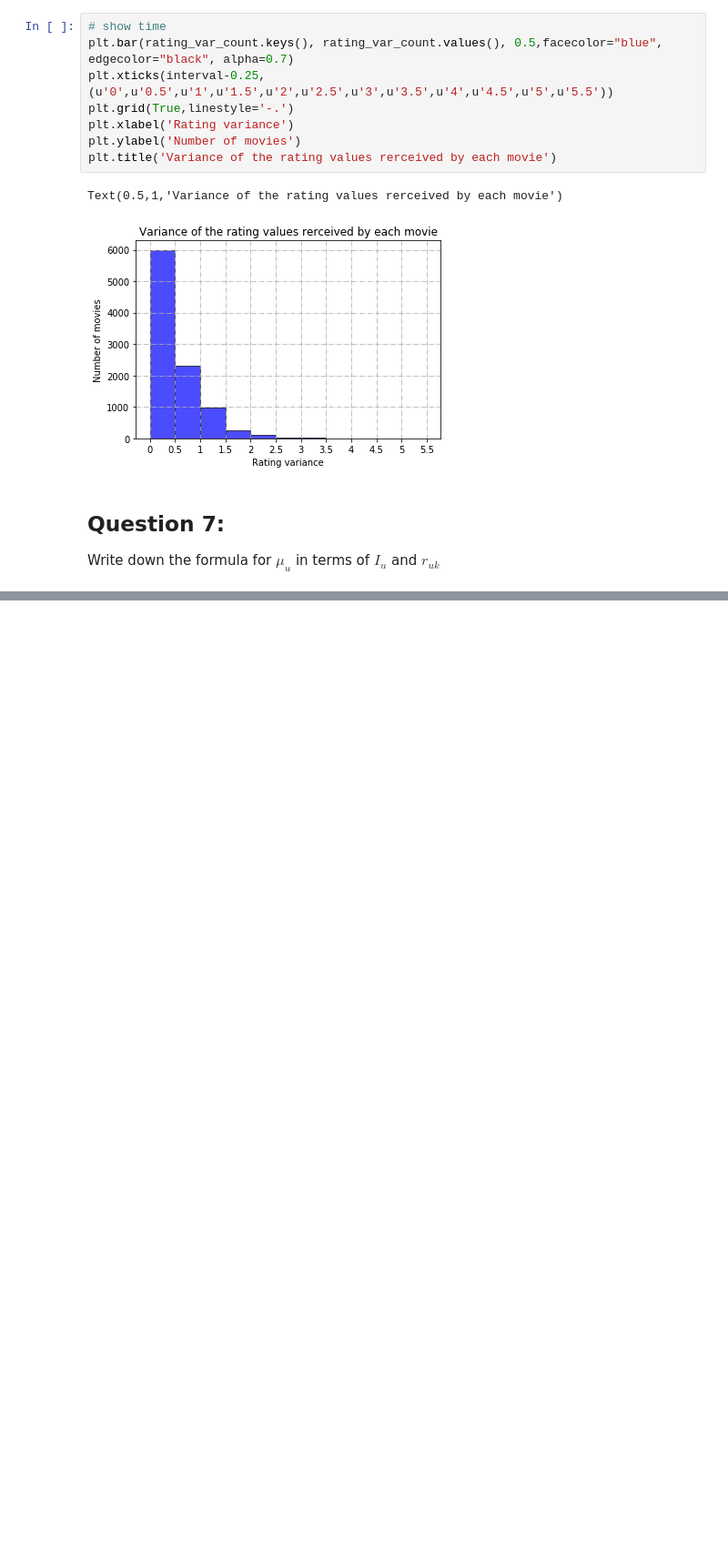
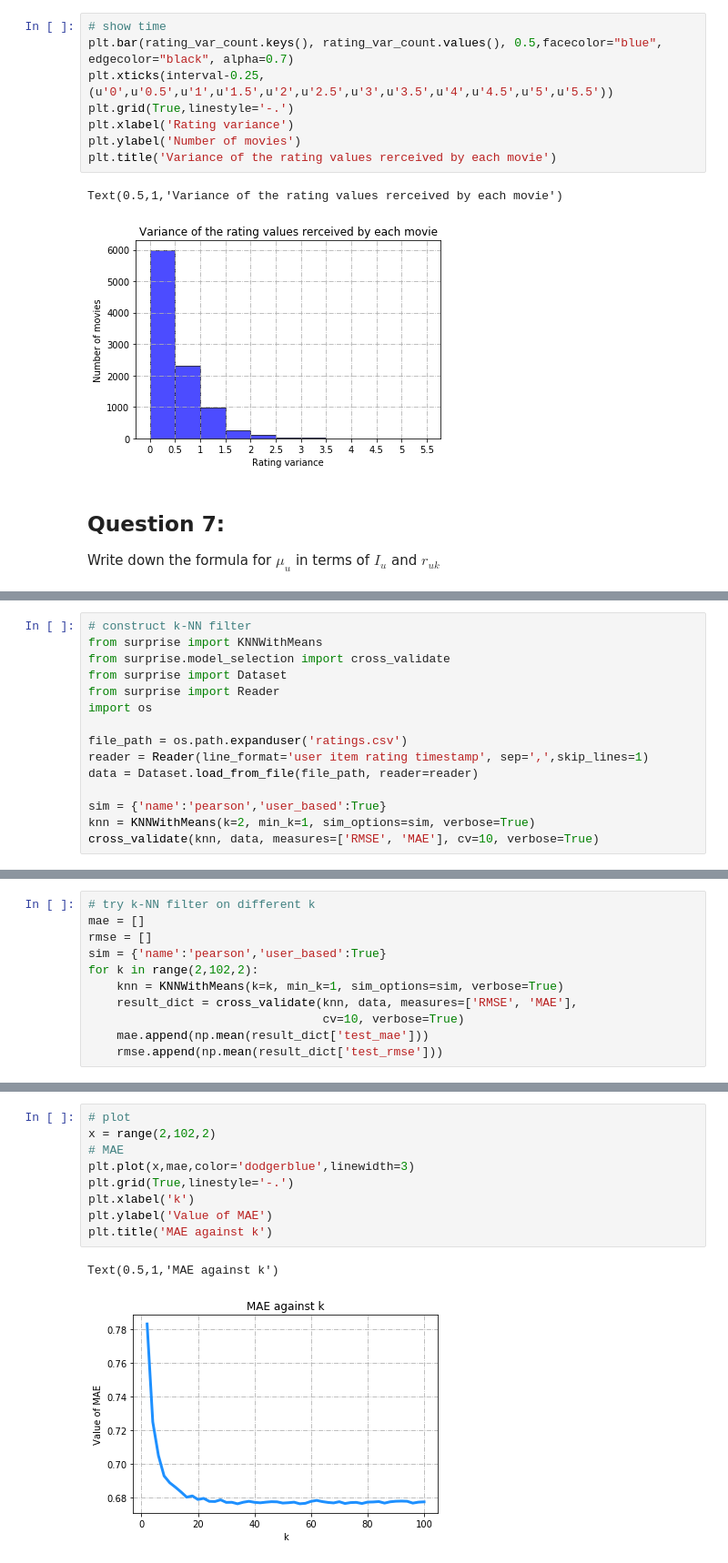
Before and after one commit to Shuyifan/ECE-219-Large-Scale-Data-Mining-Project, a Jupyter notebook: project 3/Project 3.ipynb, the cells around one changed output, grey strips where cells are left out. Shown at 91% size. Drawn from its saved outputs; the diff is of its cells as text; blank space fills up the shorter version.

```diff
--- a/project 3/Project 3.ipynb
+++ b/project 3/Project 3.ipynb
@@ -215,0 +267,15 @@ Write down the formula for $\mu_u$ in terms of $I_u$ and $r_{uk}$
+# %%
+# construct k-NN filter
+from surprise import KNNWithMeans
+from surprise.model_selection import cross_validate
+from surprise import Dataset
+from surprise import Reader
+import os
+
+file_path = os.path.expanduser('ratings.csv')
+reader = Reader(line_format='user item rating timestamp', sep=',',skip_lines=1)
+data = Dataset.load_from_file(file_path, reader=reader)
+
+sim = {'name':'pearson','user_based':True}
+knn = KNNWithMeans(k=2, min_k=1, sim_options=sim, verbose=True)
+cross_validate(knn, data, measures=['RMSE', 'MAE'], cv=10, verbose=True)
@@ -215,0 +317,11 @@ Write down the formula for $\mu_u$ in terms of $I_u$ and $r_{uk}$
+# %%
+# try k-NN filter on different k
+mae = []
+rmse = []
+sim = {'name':'pearson','user_based':True}
+for k in range(2,102,2):
+    knn = KNNWithMeans(k=k, min_k=1, sim_options=sim, verbose=True)
+    result_dict = cross_validate(knn, data, measures=['RMSE', 'MAE'],
+                                 cv=10, verbose=True)
+    mae.append(np.mean(result_dict['test_mae']))
+    rmse.append(np.mean(result_dict['test_rmse']))
@@ -215,0 +346,12 @@ Write down the formula for $\mu_u$ in terms of $I_u$ and $r_{uk}$
+# %%
+# plot
+x = range(2,102,2)
+# MAE
+plt.plot(x,mae,color='dodgerblue',linewidth=3)
+plt.grid(True,linestyle='-.')
+plt.xlabel('k')
+plt.ylabel('Value of MAE')
+plt.title('MAE against k')
+# %% [output]
+Text(0.5,1,'MAE against k')
+[figure, added]
```
Also changed, not shown: parts of 13 cells of this notebook.
